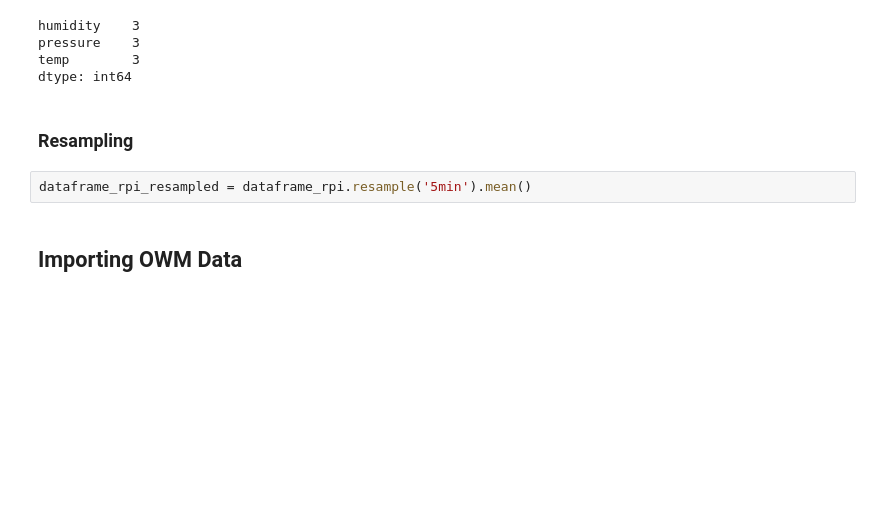
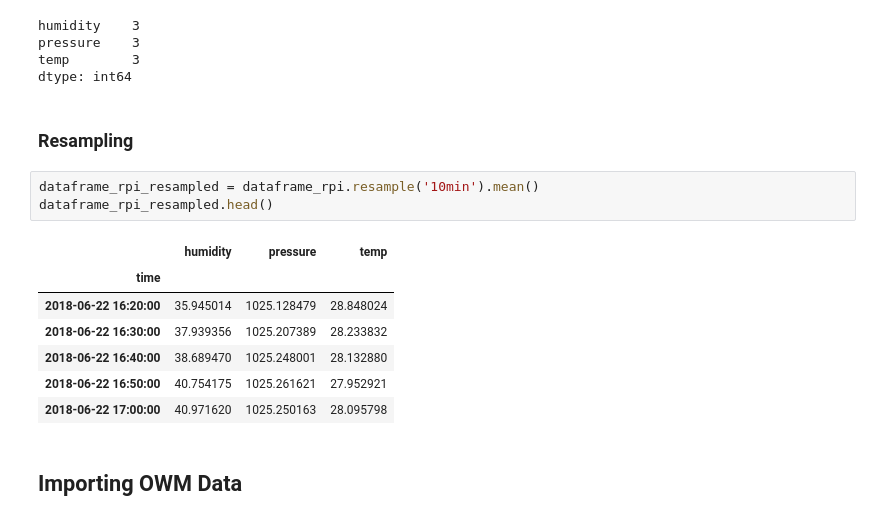
Before and after one commit to falklindner/weather, a Jupyter notebook: Predictor.ipynb, the cells around one changed output. Drawn from its saved outputs; the diff is of its cells as text; blank space fills up the shorter version.

```diff
--- a/Predictor.ipynb
+++ b/Predictor.ipynb
@@ -46,7 +46,16 @@ dtype: int64
 # %% [markdown]
 ### Resampling
 # %%
-dataframe_rpi_resampled = dataframe_rpi.resample('5min').mean()
+dataframe_rpi_resampled = dataframe_rpi.resample('10min').mean()
+dataframe_rpi_resampled.head()
+# %% [output]
+|  | humidity | pressure | temp |
+| time |  |  |  |
+| 2018-06-22 16:20:00 | 35.945014 | 1025.128479 | 28.848024 |
+| 2018-06-22 16:30:00 | 37.939356 | 1025.207389 | 28.233832 |
+| 2018-06-22 16:40:00 | 38.689470 | 1025.248001 | 28.132880 |
+| 2018-06-22 16:50:00 | 40.754175 | 1025.261621 | 27.952921 |
+| 2018-06-22 17:00:00 | 40.971620 | 1025.250163 | 28.095798 |
 # %% [markdown]
 ## Importing OWM Data
 # %%
```
Also changed, not shown: parts of 9 cells of this notebook.
